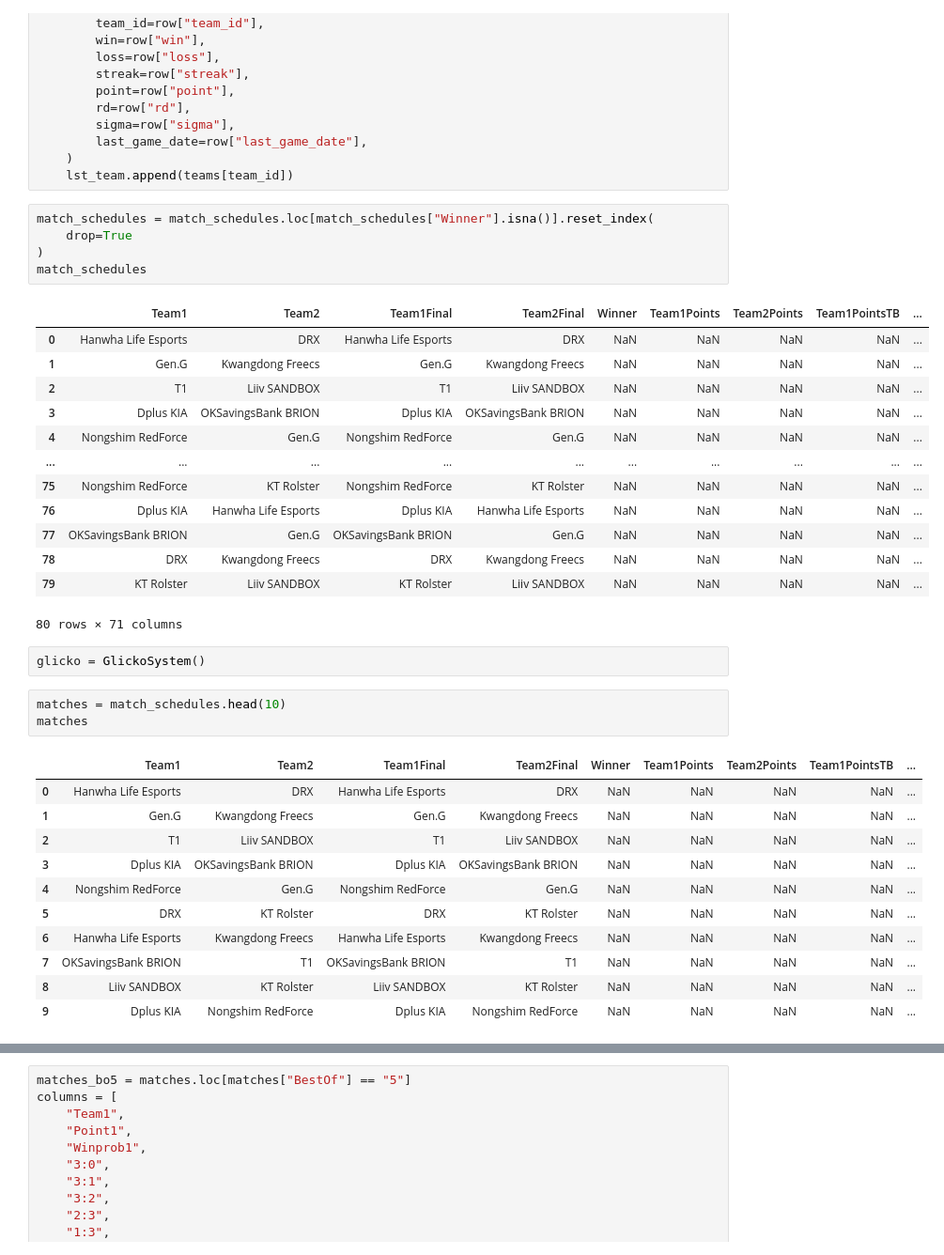
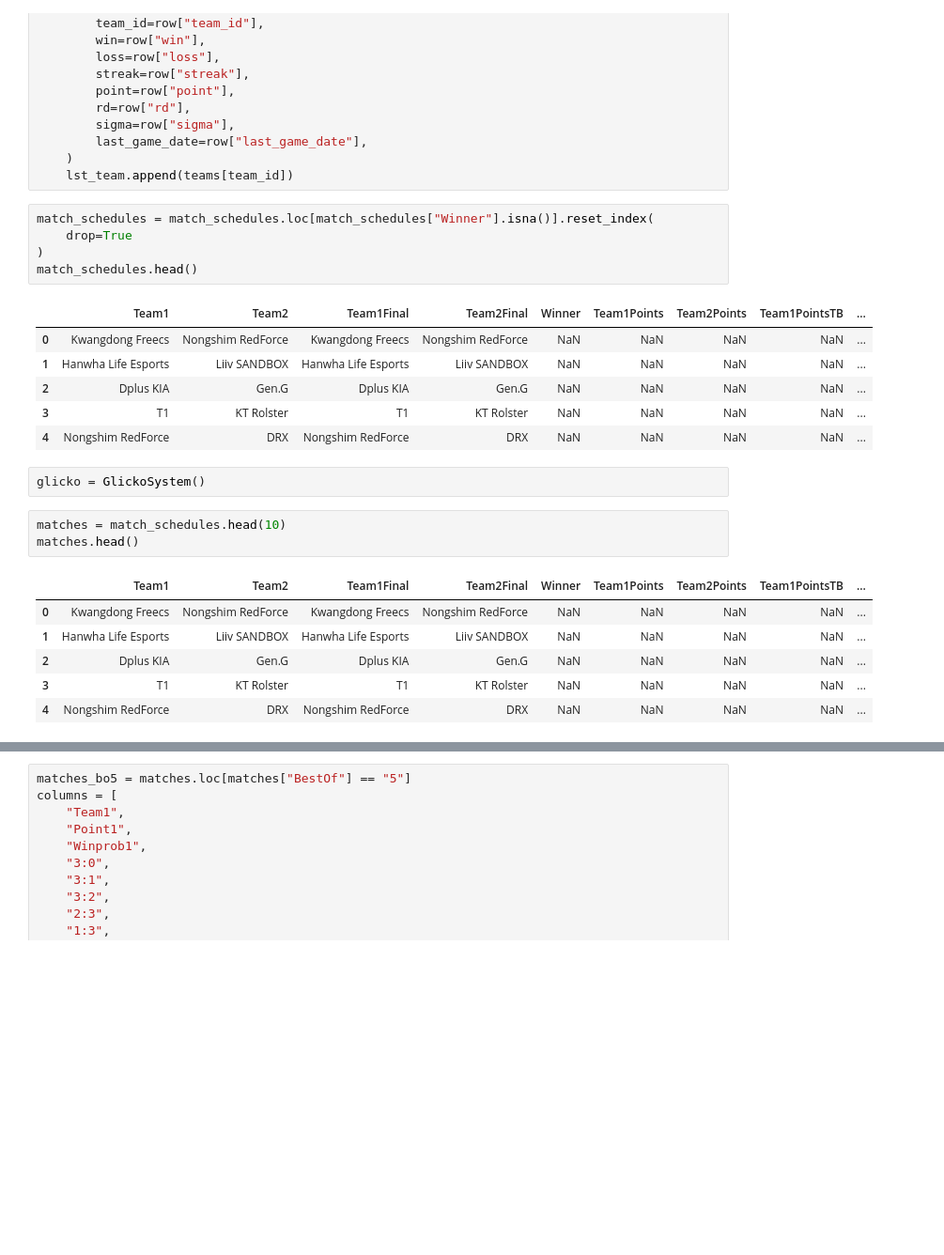
Before and after one commit to posky/LoL-Esports, a Jupyter notebook: glicko_rating_matches.ipynb, the cells around one changed output, grey strips where cells are left out. Shown at 94% size. Saved outputs shown, nothing was run; the diff lists cells and outputs as text; blank space fills up the shorter version.

```diff
--- a/glicko_rating_matches.ipynb
+++ b/glicko_rating_matches.ipynb
@@ -168,39 +215,27 @@ for team_name in match_schedules[["Team1", "Team2"]].unstack().unique():
 # %%
 match_schedules = match_schedules.loc[match_schedules["Winner"].isna()].reset_index(
     drop=True
 )
-match_schedules
+match_schedules.head()
 # %% [output]
 |  | Team1 | Team2 | Team1Final | Team2Final | Winner | Team1Points | Team2Points | Team1PointsTB | ... |
-| 0 | Hanwha Life Esports | DRX | Hanwha Life Esports | DRX | NaN | NaN | NaN | NaN | ... |
-| 1 | Gen.G | Kwangdong Freecs | Gen.G | Kwangdong Freecs | NaN | NaN | NaN | NaN | ... |
-| 2 | T1 | Liiv SANDBOX | T1 | Liiv SANDBOX | NaN | NaN | NaN | NaN | ... |
-| 3 | Dplus KIA | OKSavingsBank BRION | Dplus KIA | OKSavingsBank BRION | NaN | NaN | NaN | NaN | ... |
-| 4 | Nongshim RedForce | Gen.G | Nongshim RedForce | Gen.G | NaN | NaN | NaN | NaN | ... |
-| ... | ... | ... | ... | ... | ... | ... | ... | ... | ... |
-| 75 | Nongshim RedForce | KT Rolster | Nongshim RedForce | KT Rolster | NaN | NaN | NaN | NaN | ... |
-| 76 | Dplus KIA | Hanwha Life Esports | Dplus KIA | Hanwha Life Esports | NaN | NaN | NaN | NaN | ... |
-| 77 | OKSavingsBank BRION | Gen.G | OKSavingsBank BRION | Gen.G | NaN | NaN | NaN | NaN | ... |
-| 78 | DRX | Kwangdong Freecs | DRX | Kwangdong Freecs | NaN | NaN | NaN | NaN | ... |
-| 79 | KT Rolster | Liiv SANDBOX | KT Rolster | Liiv SANDBOX | NaN | NaN | NaN | NaN | ... |
+| 0 | Kwangdong Freecs | Nongshim RedForce | Kwangdong Freecs | Nongshim RedForce | NaN | NaN | NaN | NaN | ... |
+| 1 | Hanwha Life Esports | Liiv SANDBOX | Hanwha Life Esports | Liiv SANDBOX | NaN | NaN | NaN | NaN | ... |
+| 2 | Dplus KIA | Gen.G | Dplus KIA | Gen.G | NaN | NaN | NaN | NaN | ... |
+| 3 | T1 | KT Rolster | T1 | KT Rolster | NaN | NaN | NaN | NaN | ... |
+| 4 | Nongshim RedForce | DRX | Nongshim RedForce | DRX | NaN | NaN | NaN | NaN | ... |
-80 rows × 71 columns
 # %%
 glicko = GlickoSystem()
 # %%
 matches = match_schedules.head(10)
-matches
+matches.head()
 # %% [output]
 |  | Team1 | Team2 | Team1Final | Team2Final | Winner | Team1Points | Team2Points | Team1PointsTB | ... |
-| 0 | Hanwha Life Esports | DRX | Hanwha Life Esports | DRX | NaN | NaN | NaN | NaN | ... |
-| 1 | Gen.G | Kwangdong Freecs | Gen.G | Kwangdong Freecs | NaN | NaN | NaN | NaN | ... |
-| 2 | T1 | Liiv SANDBOX | T1 | Liiv SANDBOX | NaN | NaN | NaN | NaN | ... |
-| 3 | Dplus KIA | OKSavingsBank BRION | Dplus KIA | OKSavingsBank BRION | NaN | NaN | NaN | NaN | ... |
-| 4 | Nongshim RedForce | Gen.G | Nongshim RedForce | Gen.G | NaN | NaN | NaN | NaN | ... |
-| 5 | DRX | KT Rolster | DRX | KT Rolster | NaN | NaN | NaN | NaN | ... |
-| 6 | Hanwha Life Esports | Kwangdong Freecs | Hanwha Life Esports | Kwangdong Freecs | NaN | NaN | NaN | NaN | ... |
-| 7 | OKSavingsBank BRION | T1 | OKSavingsBank BRION | T1 | NaN | NaN | NaN | NaN | ... |
-| 8 | Liiv SANDBOX | KT Rolster | Liiv SANDBOX | KT Rolster | NaN | NaN | NaN | NaN | ... |
-| 9 | Dplus KIA | Nongshim RedForce | Dplus KIA | Nongshim RedForce | NaN | NaN | NaN | NaN | ... |
+| 0 | Kwangdong Freecs | Nongshim RedForce | Kwangdong Freecs | Nongshim RedForce | NaN | NaN | NaN | NaN | ... |
+| 1 | Hanwha Life Esports | Liiv SANDBOX | Hanwha Life Esports | Liiv SANDBOX | NaN | NaN | NaN | NaN | ... |
+| 2 | Dplus KIA | Gen.G | Dplus KIA | Gen.G | NaN | NaN | NaN | NaN | ... |
+| 3 | T1 | KT Rolster | T1 | KT Rolster | NaN | NaN | NaN | NaN | ... |
+| 4 | Nongshim RedForce | DRX | Nongshim RedForce | DRX | NaN | NaN | NaN | NaN | ... |
 # %%
 columns = ["Team1", "Point1", "Winprob1", "Winprob2", "Point2", "Team2"]
 probs = pd.DataFrame(columns=columns)
```
Also changed, not shown: parts of 13 cells of this notebook.
